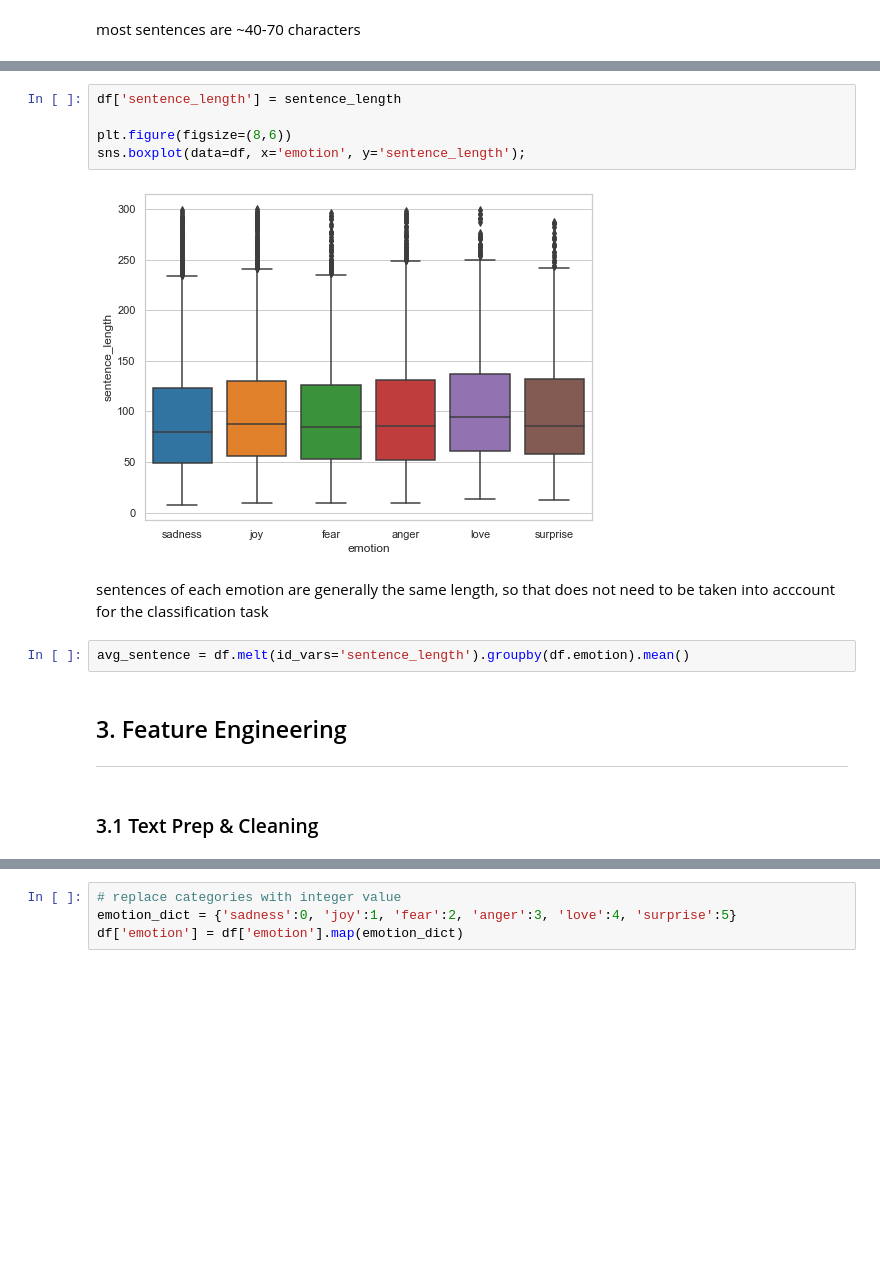
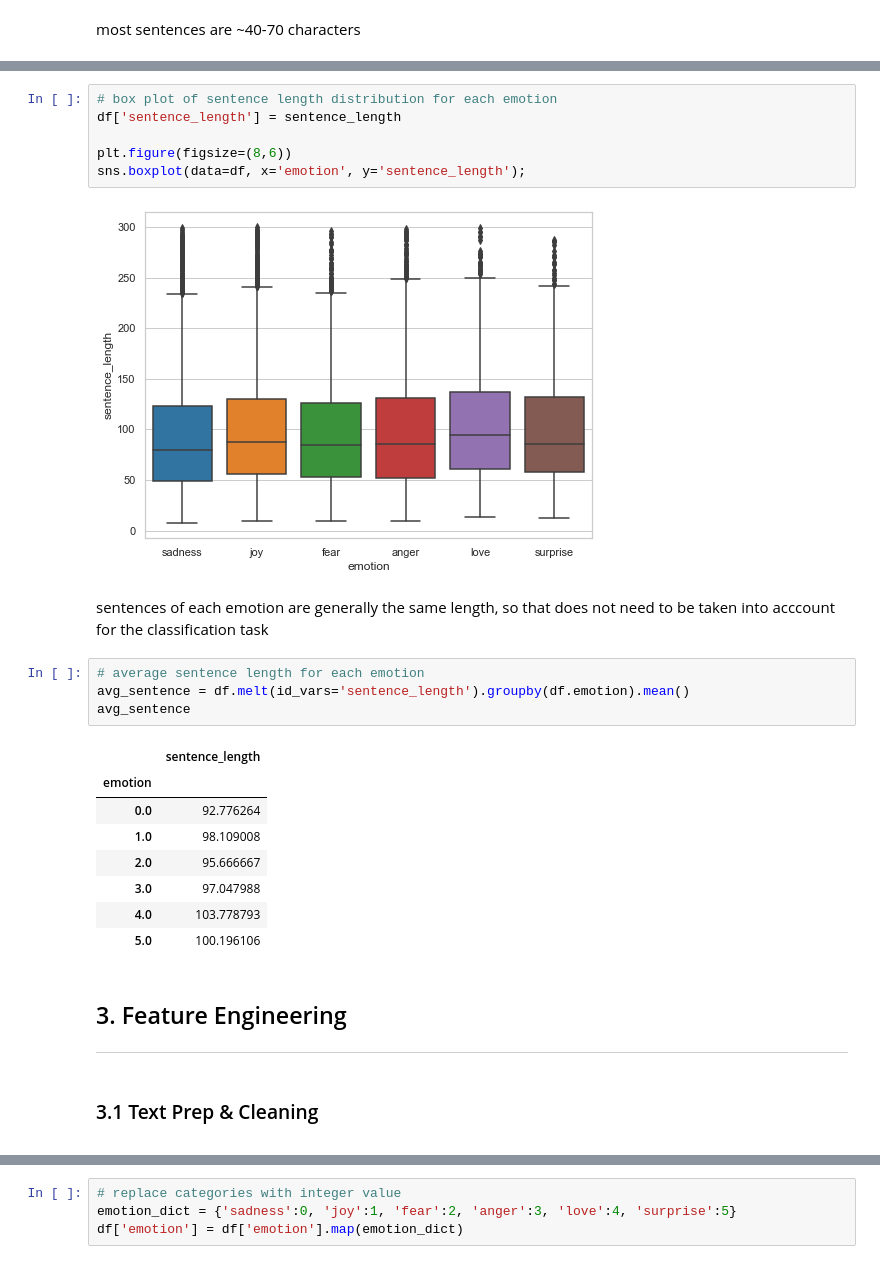
Before and after one commit to ayliahfani/Emotion-Recognition, a Jupyter notebook: Coursework/nc_coursework.ipynb, the cells around one changed output, grey strips where cells are left out. Cells and saved outputs as stored; diff of their text form; blank space fills up the shorter version.

```diff
--- a/Coursework/nc_coursework.ipynb
+++ b/Coursework/nc_coursework.ipynb
@@ -171,4 +181,5 @@ Name: sentence, dtype: float64
 # %%
+# box plot of sentence length distribution for each emotion
 df['sentence_length'] = sentence_length
 
 plt.figure(figsize=(8,6))
@@ -178,11 +189,24 @@ sns.boxplot(data=df, x='emotion', y='sentence_length');
 # %% [markdown]
 sentences of each emotion are generally the same length, so that does not need to be taken into acccount for the classification task
 # %%
+# average sentence length for each emotion
 avg_sentence = df.melt(id_vars='sentence_length').groupby(df.emotion).mean()
+avg_sentence
+# %% [output]
+|  | sentence_length |
+| emotion |  |
+| 0.0 | 92.776264 |
+| 1.0 | 98.109008 |
+| 2.0 | 95.666667 |
+| 3.0 | 97.047988 |
+| 4.0 | 103.778793 |
+| 5.0 | 100.196106 |
 # %% [markdown]
 
-## 3. Feature Engineering <a class="anchor" id="FE"></a>
+## 3. Feature Engineering
+<a class="anchor" id="FE"></a>
 ___
 # %% [markdown]
-### 3.1 Text Prep & Cleaning <a class="anchor" id="TP"></a>
+### 3.1 Text Prep & Cleaning
+<a class="anchor" id="TP"></a>
 # %%
```
Also changed, not shown: parts of 58 cells of this notebook, 46 other files.
